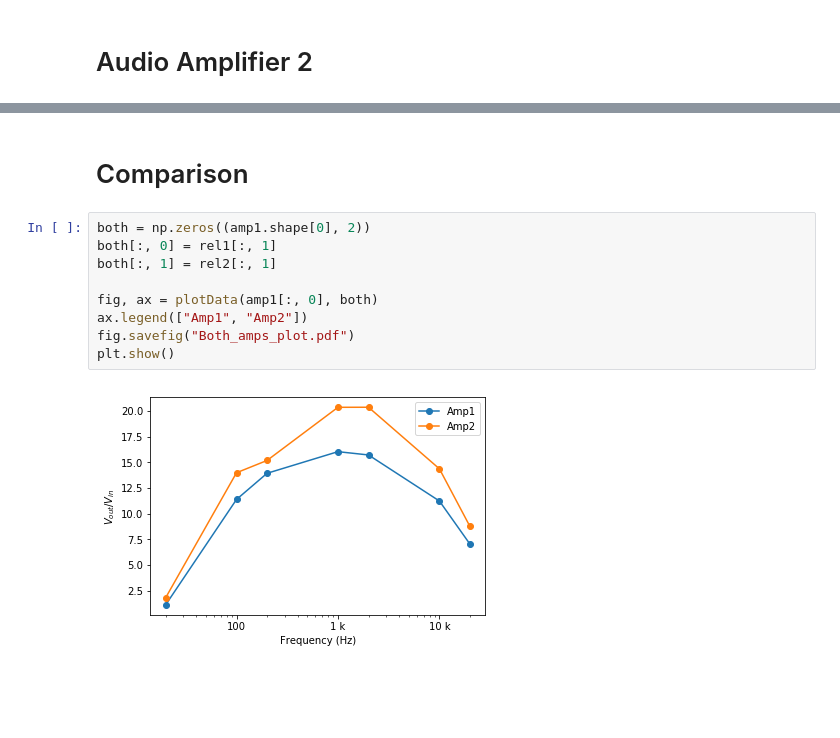
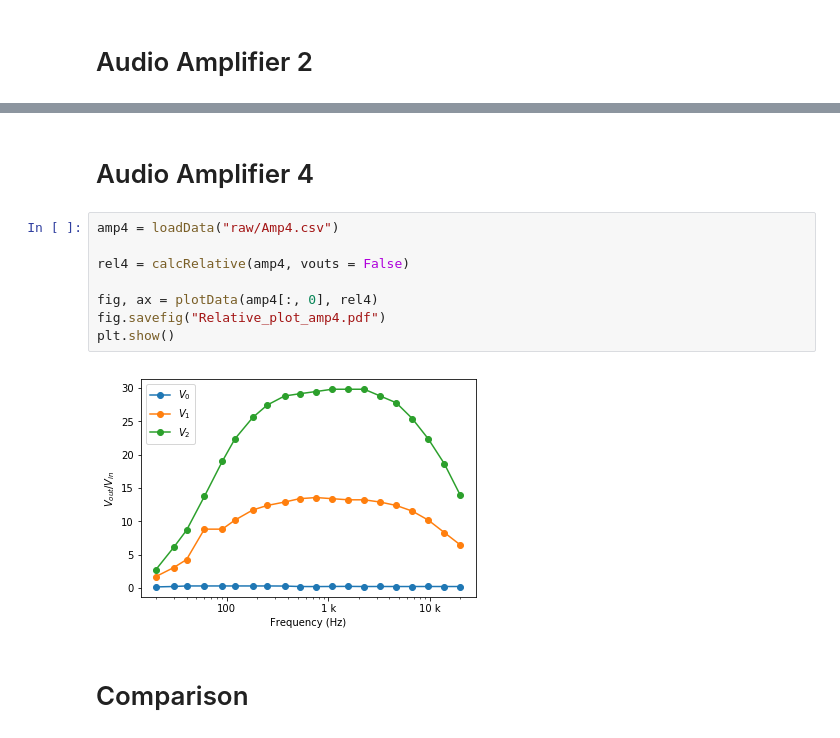
Before and after one commit to Tausand-dev/AudioAmplifierData, a Jupyter notebook: Results.ipynb, the cells around one changed output, grey strips where cells are left out. Cells and saved outputs as stored; diff of their text form; blank space fills up the shorter version.

```diff
--- a/Results.ipynb
+++ b/Results.ipynb
@@ -58,13 +80,14 @@ plt.show()
+# %% [markdown]
+# Audio Amplifier 4
+# %%
+amp4 = loadData("raw/Amp4.csv")
+
+rel4 = calcRelative(amp4, vouts = False)
+
+fig, ax = plotData(amp4[:, 0], rel4)
+fig.savefig("Relative_plot_amp4.pdf")
+plt.show()
+# %% [output]
+[figure, added]
 # %% [markdown]
 # Comparison
-# %%
-both = np.zeros((amp1.shape[0], 2))
-both[:, 0] = rel1[:, 1]
-both[:, 1] = rel2[:, 1]
-
-fig, ax = plotData(amp1[:, 0], both)
-ax.legend(["Amp1", "Amp2"])
-fig.savefig("Both_amps_plot.pdf")
-plt.show()
-# %% [output]
-[figure, removed]
```
Also changed, not shown: parts of 6 cells of this notebook, 10 other files.
